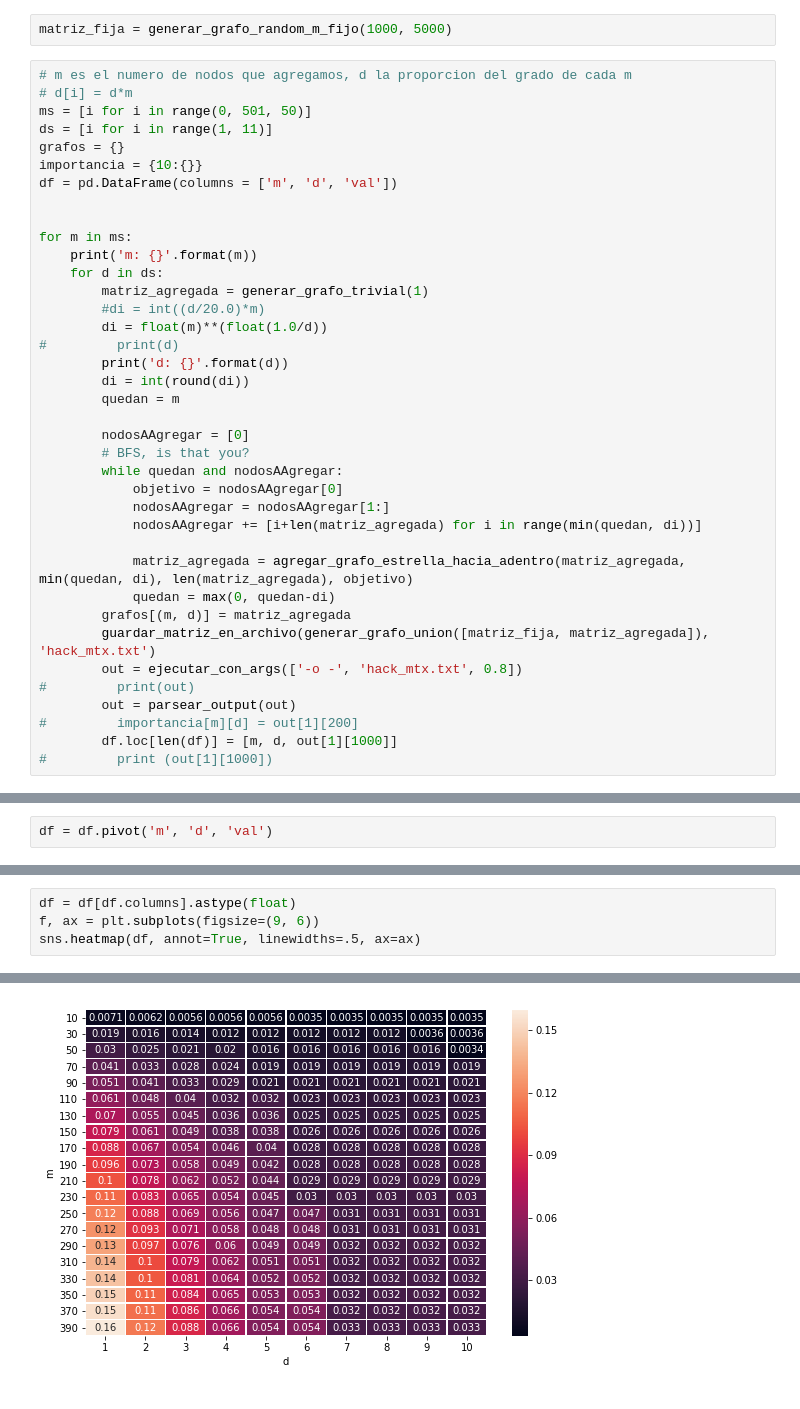
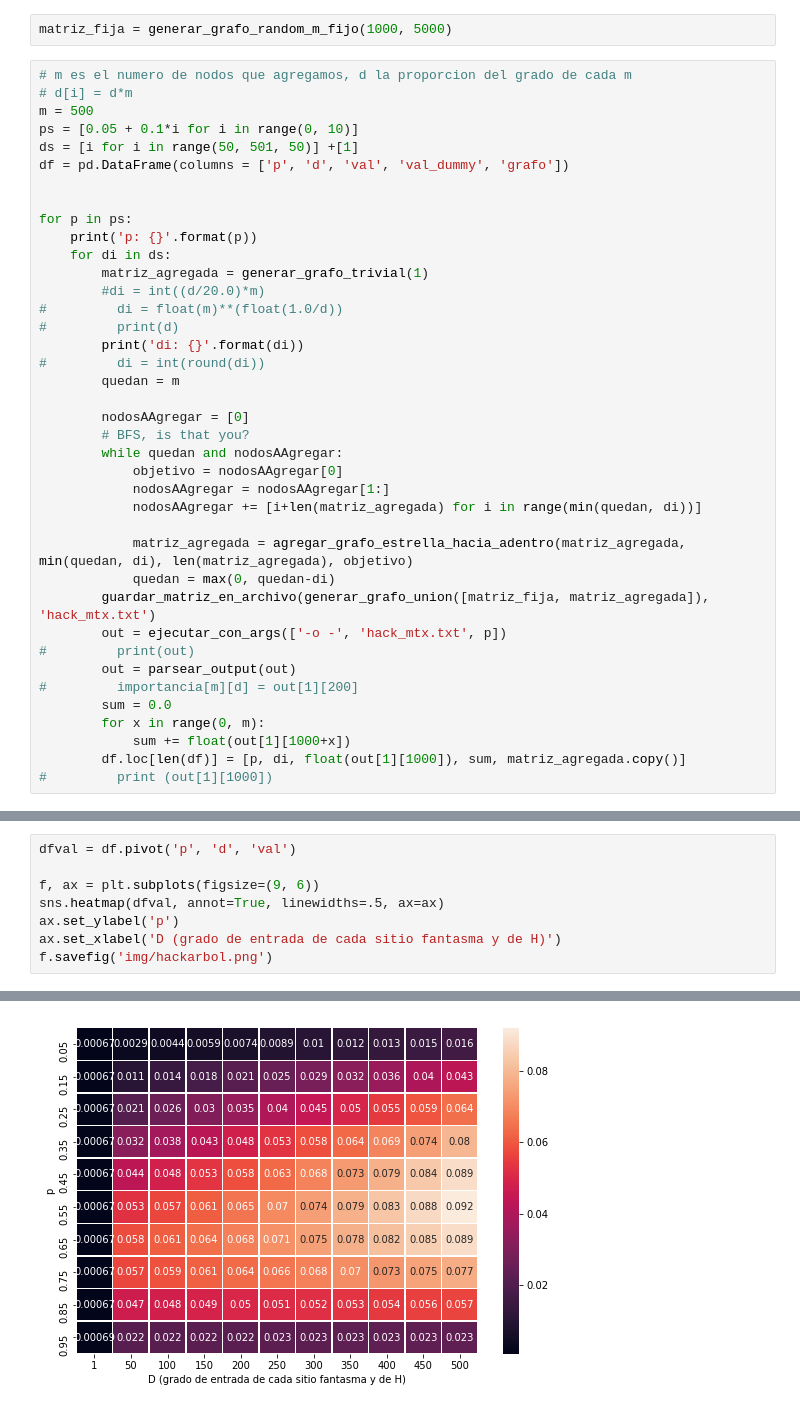
Before and after one commit to ABorgna/metnum, a Jupyter notebook: tp1/src/exp/exp_grafos_hack.ipynb, the cells around one changed output, grey strips where cells are left out. Saved outputs shown, nothing was run; the diff lists cells and outputs as text.

Commit message:
Version final del hack

```diff
--- a/tp1/src/exp/exp_grafos_hack.ipynb
+++ b/tp1/src/exp/exp_grafos_hack.ipynb
@@ -283,22 +293,21 @@ matriz_fija = generar_grafo_random_m_fijo(1000, 5000)
 # %%
 # m es el numero de nodos que agregamos, d la proporcion del grado de cada m
 # d[i] = d*m
-ms = [i for i in range(0, 501, 50)]
-ds = [i for i in range(1, 11)]
-grafos = {}
-importancia = {10:{}}
-df = pd.DataFrame(columns = ['m', 'd', 'val'])
+m = 500
+ps = [0.05 + 0.1*i for i in range(0, 10)]
+ds = [i for i in range(50, 501, 50)] +[1]
+df = pd.DataFrame(columns = ['p', 'd', 'val', 'val_dummy', 'grafo'])
 
 
-for m in ms:
-    print('m: {}'.format(m))
-    for d in ds:
+for p in ps:
+    print('p: {}'.format(p))
+    for di in ds:
         matriz_agregada = generar_grafo_trivial(1)
         #di = int((d/20.0)*m)
-        di = float(m)**(float(1.0/d))
+#         di = float(m)**(float(1.0/d))
 #         print(d)
-        print('d: {}'.format(d))
-        di = int(round(di))
+        print('di: {}'.format(di))
+#         di = int(round(di))
         quedan = m
 
         nodosAAgregar = [0]
@@ -310,12 +319,14 @@ for m in ms:
 
             matriz_agregada = agregar_grafo_estrella_hacia_adentro(matriz_agregada, min(quedan, di), len(matriz_agregada), objetivo)
             quedan = max(0, quedan-di)
-        grafos[(m, d)] = matriz_agregada
         guardar_matriz_en_archivo(generar_grafo_union([matriz_fija, matriz_agregada]), 'hack_mtx.txt')
-        out = ejecutar_con_args(['-o -', 'hack_mtx.txt', 0.8])
+        out = ejecutar_con_args(['-o -', 'hack_mtx.txt', p])
 #         print(out)
         out = parsear_output(out)
 #         importancia[m][d] = out[1][200]
-        df.loc[len(df)] = [m, d, out[1][1000]]
+        sum = 0.0
+        for x in range(0, m):
+            sum += float(out[1][1000+x])
+        df.loc[len(df)] = [p, di, float(out[1][1000]), sum, matriz_agregada.copy()]
 #         print (out[1][1000])
 # %% [output]
@@ -339,2 +349,0 @@ d: 10
-# %%
-df = df.pivot('m', 'd', 'val')
@@ -362,5 +350,9 @@ df
 # %%
-df = df[df.columns].astype(float)
+dfval = df.pivot('p', 'd', 'val')
+
 f, ax = plt.subplots(figsize=(9, 6))
-sns.heatmap(df, annot=True, linewidths=.5, ax=ax)
+sns.heatmap(dfval, annot=True, linewidths=.5, ax=ax)
+ax.set_ylabel('p')
+ax.set_xlabel('D (grado de entrada de cada sitio fantasma y de H)')
+f.savefig('img/hackarbol.png')
 # %% [output]
@@ -368 +359 @@ sns.heatmap(df, annot=True, linewidths=.5, ax=ax)
-[figure, old version]
+[figure, new version]
```
Also changed, not shown: parts of 16 cells of this notebook.
